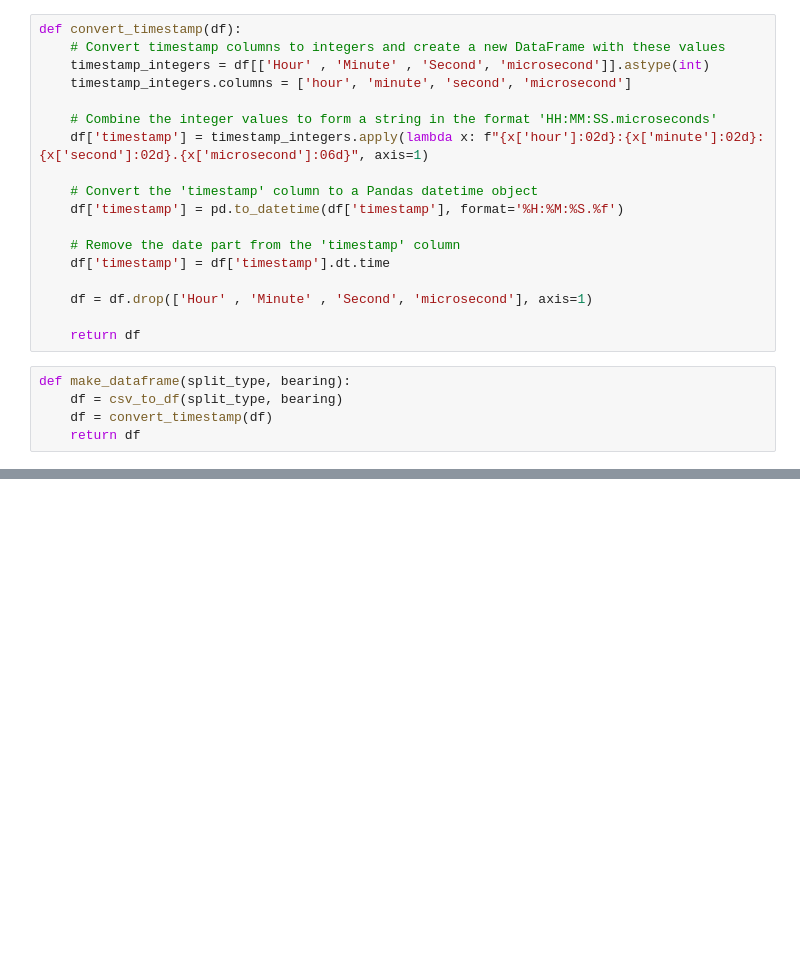
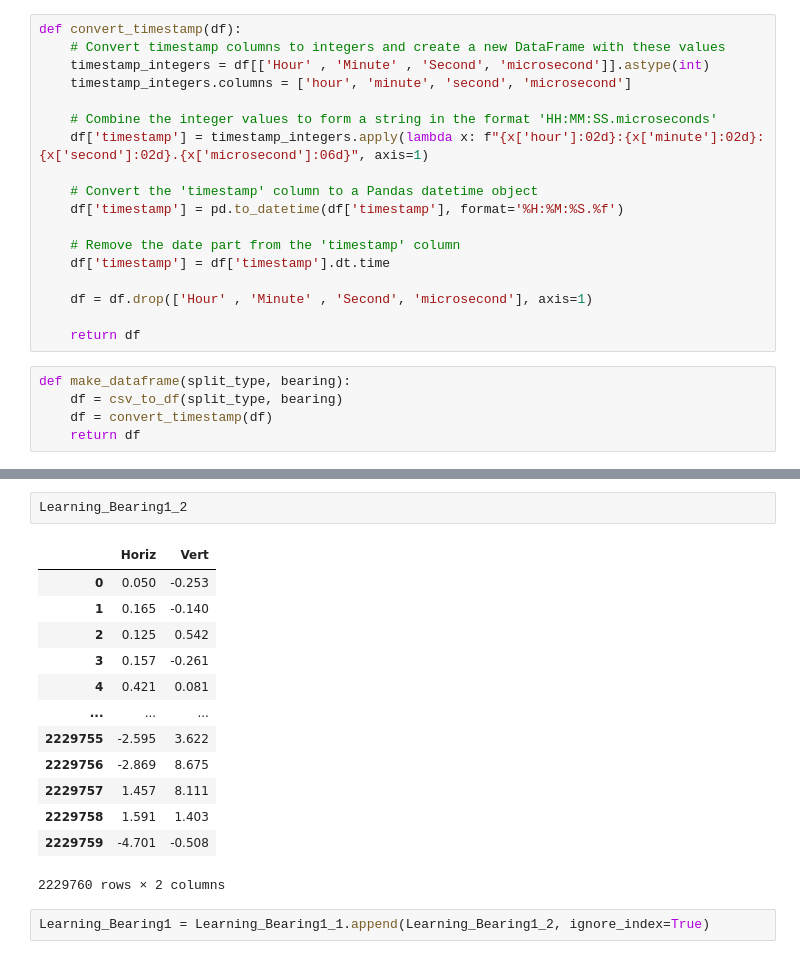
Before and after one commit to Cksdud123/colab, a Jupyter notebook: VGG19.ipynb, the cells around one changed output, grey strips where cells are left out. Saved outputs shown, nothing was run; the diff lists cells and outputs as text; blank space fills up the shorter version.

```diff
--- a/VGG19.ipynb
+++ b/VGG19.ipynb
@@ -128,0 +140,18 @@ plt.show()
+# %%
+Learning_Bearing1_2
+# %% [output]
+|  | Horiz | Vert |
+| 0 | 0.050 | -0.253 |
+| 1 | 0.165 | -0.140 |
+| 2 | 0.125 | 0.542 |
+| 3 | 0.157 | -0.261 |
+| 4 | 0.421 | 0.081 |
+| ... | ... | ... |
+| 2229755 | -2.595 | 3.622 |
+| 2229756 | -2.869 | 8.675 |
+| 2229757 | 1.457 | 8.111 |
+| 2229758 | 1.591 | 1.403 |
+| 2229759 | -4.701 | -0.508 |
+2229760 rows × 2 columns
+# %%
+Learning_Bearing1 = Learning_Bearing1_1.append(Learning_Bearing1_2, ignore_index=True)
```
Also changed, not shown: parts of 11 cells of this notebook.
